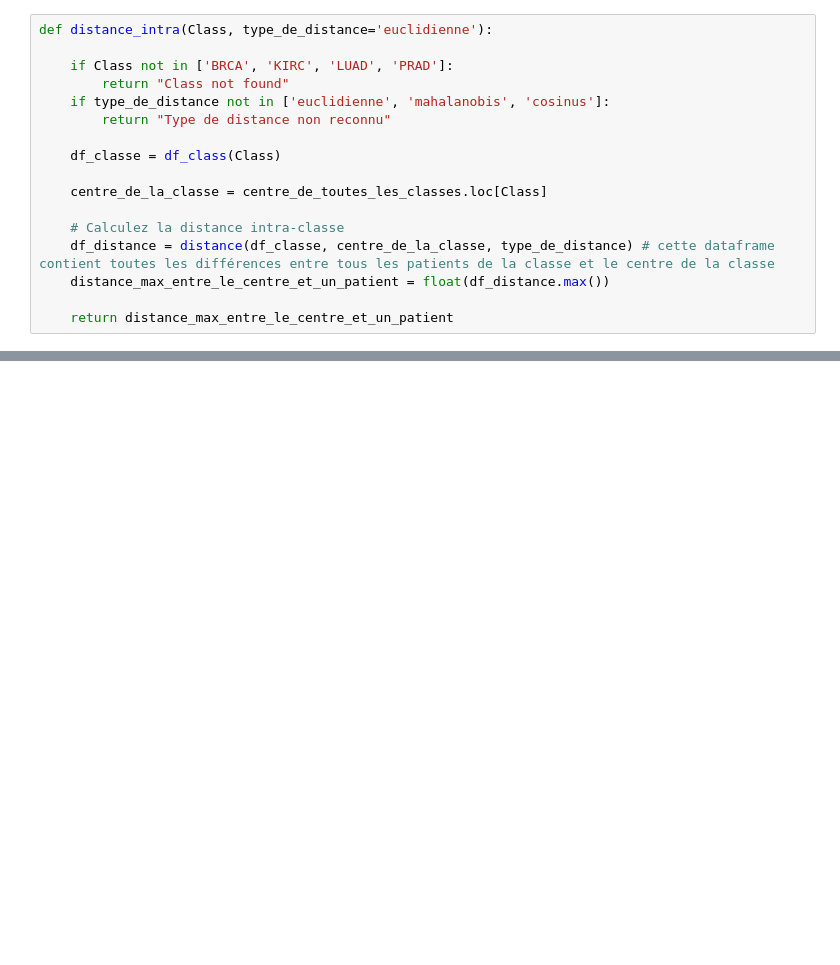
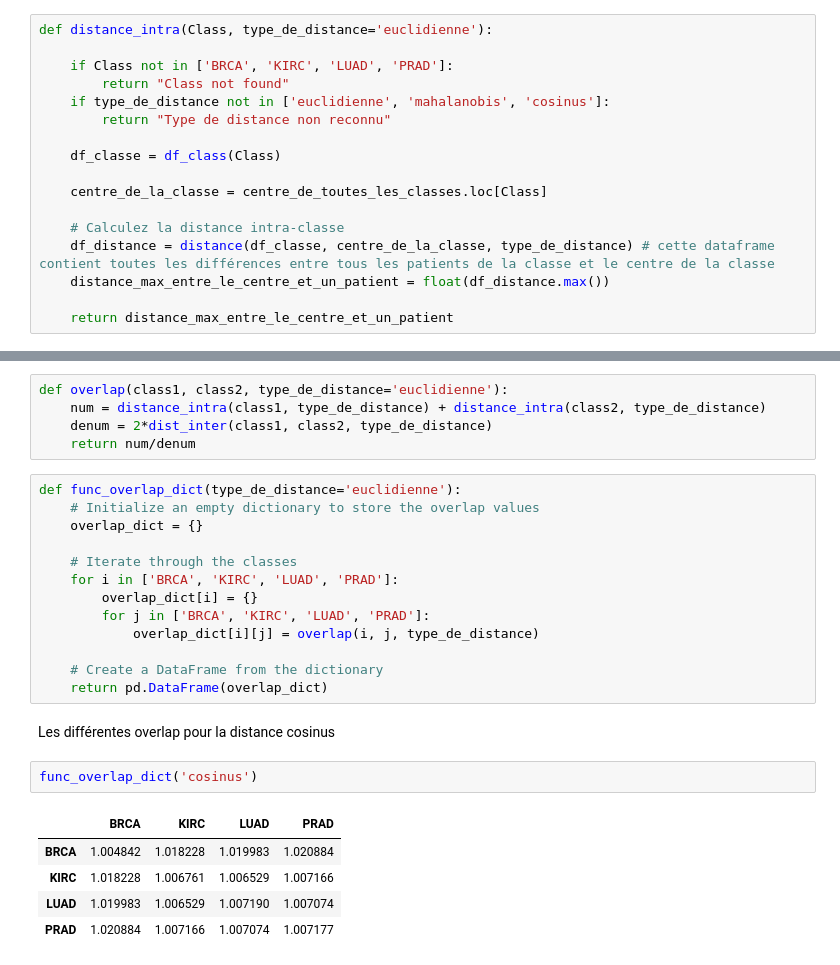
Before and after one commit to KHALOUIoussama/TP1_sciences_donnees, a Jupyter notebook: notebook.ipynb, the cells around one changed output, grey strips where cells are left out. Saved outputs shown, nothing was run; the diff lists cells and outputs as text; blank space fills up the shorter version.

```diff
--- a/notebook.ipynb
+++ b/notebook.ipynb
@@ -198,0 +279,28 @@ distance_intra('LUAD')
+# %%
+def overlap(class1, class2, type_de_distance='euclidienne'):
+    num = distance_intra(class1, type_de_distance) + distance_intra(class2, type_de_distance)
+    denum = 2*dist_inter(class1, class2, type_de_distance)
+    return num/denum
+# %%
+def func_overlap_dict(type_de_distance='euclidienne'):
+    # Initialize an empty dictionary to store the overlap values
+    overlap_dict = {}
+
+    # Iterate through the classes
+    for i in ['BRCA', 'KIRC', 'LUAD', 'PRAD']:
+        overlap_dict[i] = {}
+        for j in ['BRCA', 'KIRC', 'LUAD', 'PRAD']:
+            overlap_dict[i][j] = overlap(i, j, type_de_distance)
+
+    # Create a DataFrame from the dictionary
+    return pd.DataFrame(overlap_dict)
+# %% [markdown]
+Les différentes overlap pour la distance cosinus
+# %%
+func_overlap_dict('cosinus')
+# %% [output]
+|  | BRCA | KIRC | LUAD | PRAD |
+| BRCA | 1.004842 | 1.018228 | 1.019983 | 1.020884 |
+| KIRC | 1.018228 | 1.006761 | 1.006529 | 1.007166 |
+| LUAD | 1.019983 | 1.006529 | 1.007190 | 1.007074 |
+| PRAD | 1.020884 | 1.007166 | 1.007074 | 1.007177 |
```
Also changed, not shown: parts of 20 cells of this notebook.
